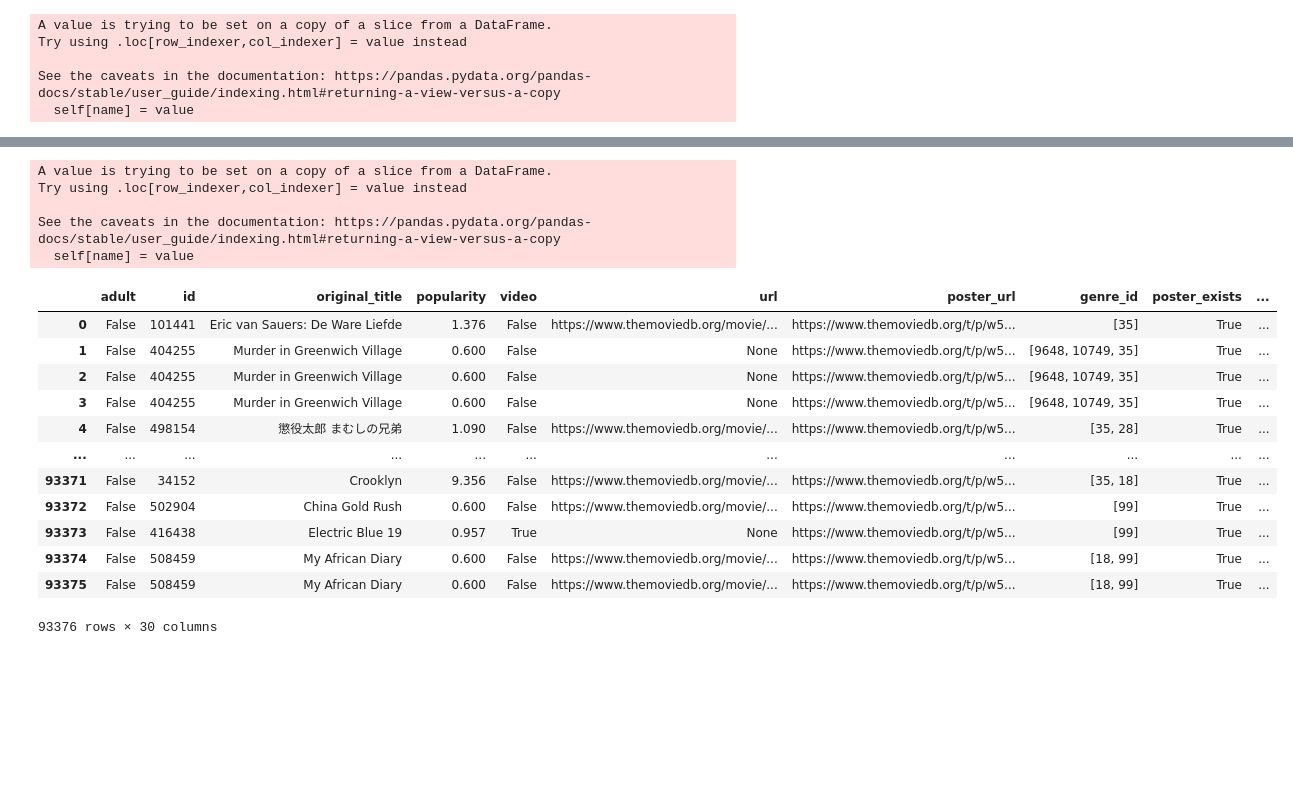
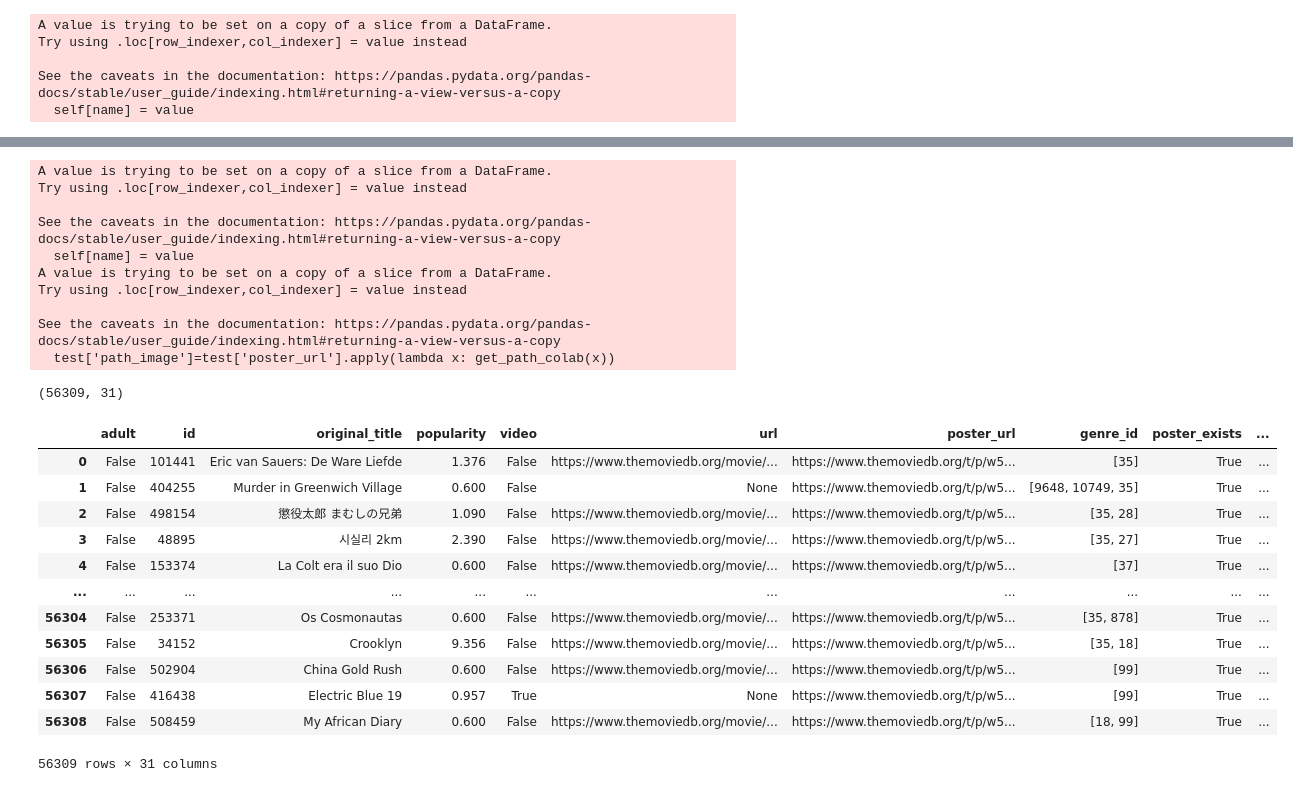
Before and after one commit to rainerenglisch/AIDA_movie_genre, a Jupyter notebook: notebooks/01_analyse_raw_test.ipynb, the cells around one changed output, grey strips where cells are left out. Drawn from its saved outputs; the diff is of its cells as text; code cells hidden in the pictures; blank space fills up the shorter version.

Commit message:
train,test, val

```diff
--- a/notebooks/01_analyse_raw_test.ipynb
+++ b/notebooks/01_analyse_raw_test.ipynb
@@ -194,0 +135,8 @@ movies_class
+# %%
+genre_col=['x0_Action', 'x0_Adventure',
+       'x0_Animation', 'x0_Comedy', 'x0_Crime', 'x0_Documentary', 'x0_Drama',
+       'x0_Family', 'x0_Fantasy', 'x0_History', 'x0_Horror', 'x0_Music',
+       'x0_Mystery', 'x0_Romance', 'x0_Science Fiction', 'x0_TV Movie',
+       'x0_Thriller', 'x0_War', 'x0_Western' ]
+b1=movies_class[['id']+genre_col].groupby("id").sum().reset_index()
+b1.head(5)
@@ -196,31 +168,48 @@ movies_class
 ################### test###################
 
 test.genre_ids2=test.genre_ids2.apply(testme)
-test=test.explode('genre_ids2')
-ohe= OneHotEncoder(sparse=False, handle_unknown="ignore").fit(test[['genre_ids2']])
-ohe_class=pd.DataFrame(ohe.transform(test[['genre_ids2']]),columns=ohe.get_feature_names())
-test.reset_index(drop=True, inplace=True)
-movies_class_test = pd.concat([test, ohe_class], axis=1)
+
+test['path_image']=test['poster_url'].apply(lambda x: get_path_colab(x))
+
+test_explode=test.explode('genre_ids2')
+ohe= OneHotEncoder(sparse=False, handle_unknown="ignore").fit(test_explode[['genre_ids2']])
+ohe_class=pd.DataFrame(ohe.transform(test_explode[['genre_ids2']]),columns=ohe.get_feature_names())
+test_explode.reset_index(drop=True, inplace=True)
+movies_class_test = pd.concat([test_explode, ohe_class], axis=1)
 movies_class_test
+
+b1_test=movies_class_test[['id']+genre_col].groupby("id").sum().reset_index()
+b2_test=pd.merge(test, b1_test ,on="id")
+b2_test.shape
+#56309
 # %% [output]
 A value is trying to be set on a copy of a slice from a DataFrame.
 Try using .loc[row_indexer,col_indexer] = value instead
 
 See the caveats in the documentation: https://pandas.pydata.org/pandas-docs/stable/user_guide/indexing.html#returning-a-view-versus-a-copy
   self[name] = value
+A value is trying to be set on a copy of a slice from a DataFrame.
+Try using .loc[row_indexer,col_indexer] = value instead
+
+See the caveats in the documentation: https://pandas.pydata.org/pandas-docs/stable/user_guide/indexing.html#returning-a-view-versus-a-copy
+  test['path_image']=test['poster_url'].apply(lambda x: get_path_colab(x))
-|  | adult | id | original_title | popularity | video | url | poster_url | genre_id | poster_exists | ... |
-| 0 | False | 101441 | Eric van Sauers: De Ware Liefde | 1.376 | False | https://www.themoviedb.org/movie/... | https://www.themoviedb.org/t/p/w5... | [35] | True | ... |
-| 1 | False | 404255 | Murder in Greenwich Village | 0.600 | False | None | https://www.themoviedb.org/t/p/w5... | [9648, 10749, 35] | True | ... |
-| 2 | False | 404255 | Murder in Greenwich Village | 0.600 | False | None | https://www.themoviedb.org/t/p/w5... | [9648, 10749, 35] | True | ... |
-| 3 | False | 404255 | Murder in Greenwich Village | 0.600 | False | None | https://www.themoviedb.org/t/p/w5... | [9648, 10749, 35] | True | ... |
-| 4 | False | 498154 | 懲役太郎 まむしの兄弟 | 1.090 | False | https://www.themoviedb.org/movie/... | https://www.themoviedb.org/t/p/w5... | [35, 28] | True | ... |
-| ... | ... | ... | ... | ... | ... | ... | ... | ... | ... | ... |
-| 93371 | False | 34152 | Crooklyn | 9.356 | False | https://www.themoviedb.org/movie/... | https://www.themoviedb.org/t/p/w5... | [35, 18] | True | ... |
-| 93372 | False | 502904 | China Gold Rush | 0.600 | False | https://www.themoviedb.org/movie/... | https://www.themoviedb.org/t/p/w5... | [99] | True | ... |
-| 93373 | False | 416438 | Electric Blue 19 | 0.957 | True | None | https://www.themoviedb.org/t/p/w5... | [99] | True | ... |
-| 93374 | False | 508459 | My African Diary | 0.600 | False | https://www.themoviedb.org/movie/... | https://www.themoviedb.org/t/p/w5... | [18, 99] | True | ... |
-| 93375 | False | 508459 | My African Diary | 0.600 | False | https://www.themoviedb.org/movie/... | https://www.themoviedb.org/t/p/w5... | [18, 99] | True | ... |
-93376 rows × 30 columns
+(56309, 31)
+# %%
+b2_test
+# %% [output]
+|  | adult | id | original_title | popularity | video | url | poster_url | genre_id | poster_exists | ... |
+| 0 | False | 101441 | Eric van Sauers: De Ware Liefde | 1.376 | False | https://www.themoviedb.org/movie/... | https://www.themoviedb.org/t/p/w5... | [35] | True | ... |
+| 1 | False | 404255 | Murder in Greenwich Village | 0.600 | False | None | https://www.themoviedb.org/t/p/w5... | [9648, 10749, 35] | True | ... |
+| 2 | False | 498154 | 懲役太郎 まむしの兄弟 | 1.090 | False | https://www.themoviedb.org/movie/... | https://www.themoviedb.org/t/p/w5... | [35, 28] | True | ... |
+| 3 | False | 48895 | 시실리 2km | 2.390 | False | https://www.themoviedb.org/movie/... | https://www.themoviedb.org/t/p/w5... | [35, 27] | True | ... |
+| 4 | False | 153374 | La Colt era il suo Dio | 0.600 | False | https://www.themoviedb.org/movie/... | https://www.themoviedb.org/t/p/w5... | [37] | True | ... |
+| ... | ... | ... | ... | ... | ... | ... | ... | ... | ... | ... |
+| 56304 | False | 253371 | Os Cosmonautas | 0.600 | False | https://www.themoviedb.org/movie/... | https://www.themoviedb.org/t/p/w5... | [35, 878] | True | ... |
+| 56305 | False | 34152 | Crooklyn | 9.356 | False | https://www.themoviedb.org/movie/... | https://www.themoviedb.org/t/p/w5... | [35, 18] | True | ... |
+| 56306 | False | 502904 | China Gold Rush | 0.600 | False | https://www.themoviedb.org/movie/... | https://www.themoviedb.org/t/p/w5... | [99] | True | ... |
+| 56307 | False | 416438 | Electric Blue 19 | 0.957 | True | None | https://www.themoviedb.org/t/p/w5... | [99] | True | ... |
+| 56308 | False | 508459 | My African Diary | 0.600 | False | https://www.themoviedb.org/movie/... | https://www.themoviedb.org/t/p/w5... | [18, 99] | True | ... |
+56309 rows × 31 columns
 # %%
 ########Validation ########
 
```
Also changed, not shown: parts of 13 cells of this notebook.
